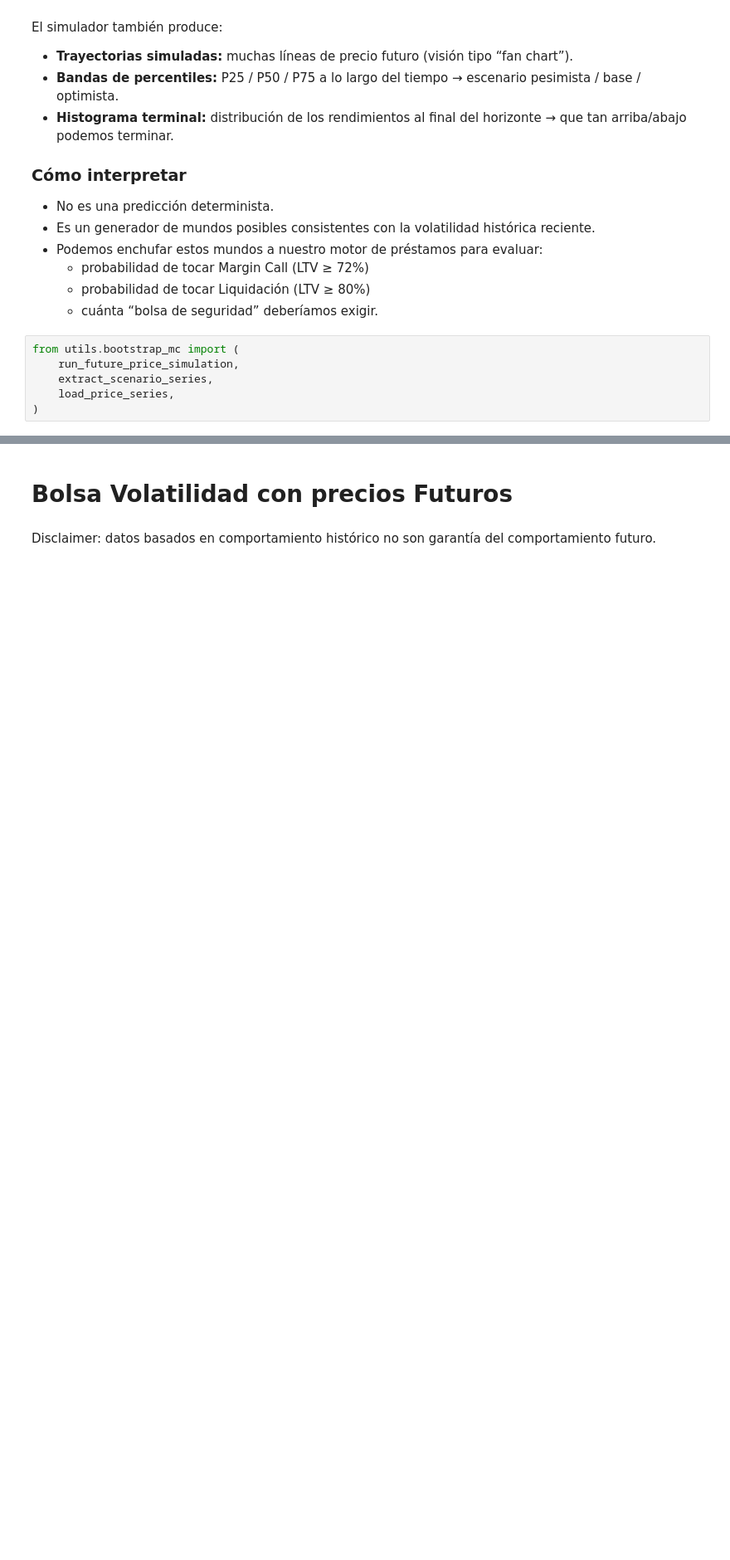
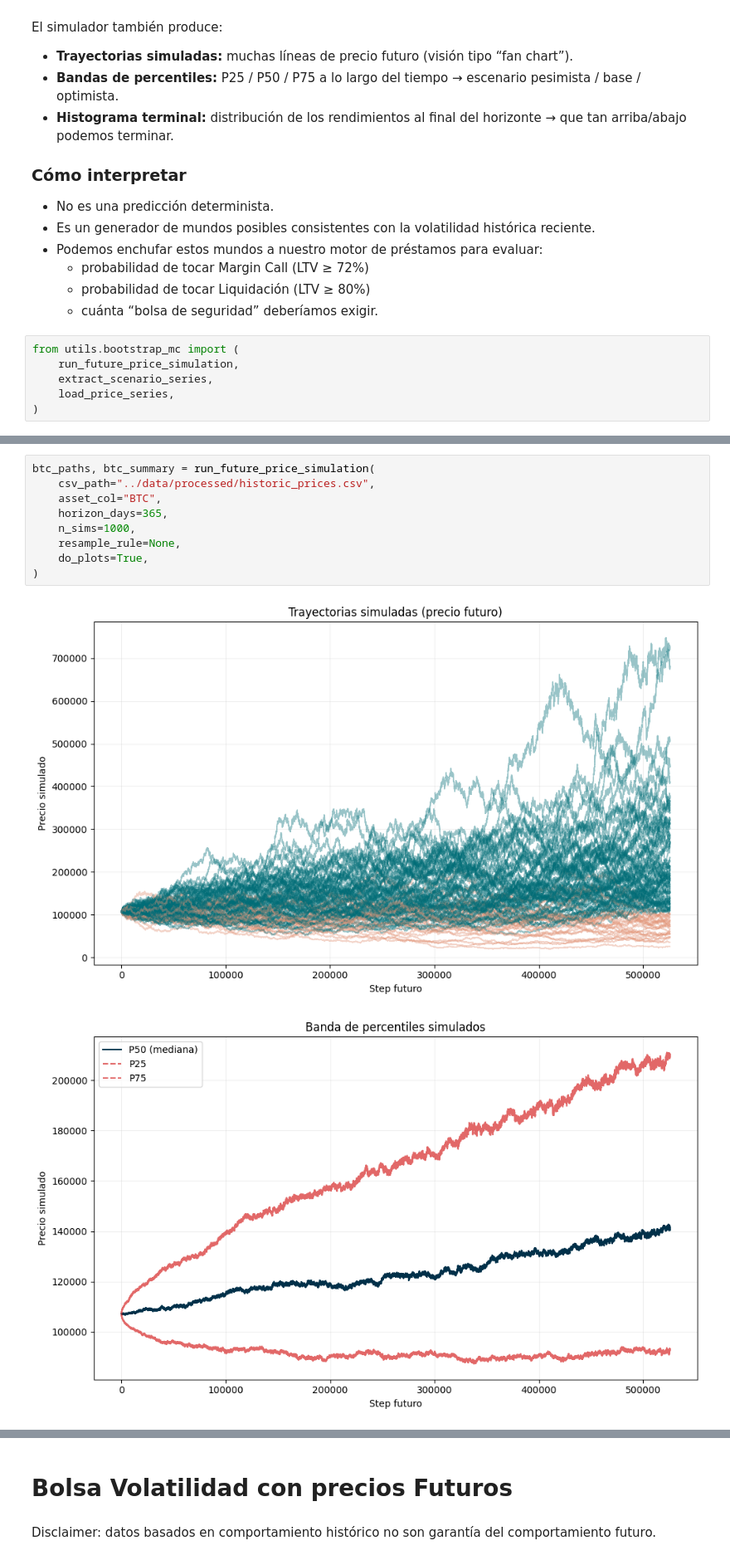
Before and after one commit to Buebito/Tesis-CBLS, a Jupyter notebook: bolsa_volatilidad/volatilidad.ipynb, the cells around one changed output, grey strips where cells are left out. Shown at 83% size. Drawn from its saved outputs; the diff is of its cells as text; blank space fills up the shorter version.

```diff
--- a/bolsa_volatilidad/volatilidad.ipynb
+++ b/bolsa_volatilidad/volatilidad.ipynb
@@ -494,0 +449,12 @@ Resumen ETH:
+# %%
+btc_paths, btc_summary = run_future_price_simulation(
+    csv_path="../data/processed/historic_prices.csv",
+    asset_col="BTC",
+    horizon_days=365,
+    n_sims=1000,
+    resample_rule=None,
+    do_plots=True,
+)
+# %% [output]
+[figure, added]
+[figure, added]
```
Also changed, not shown: parts of 9 cells of this notebook.
